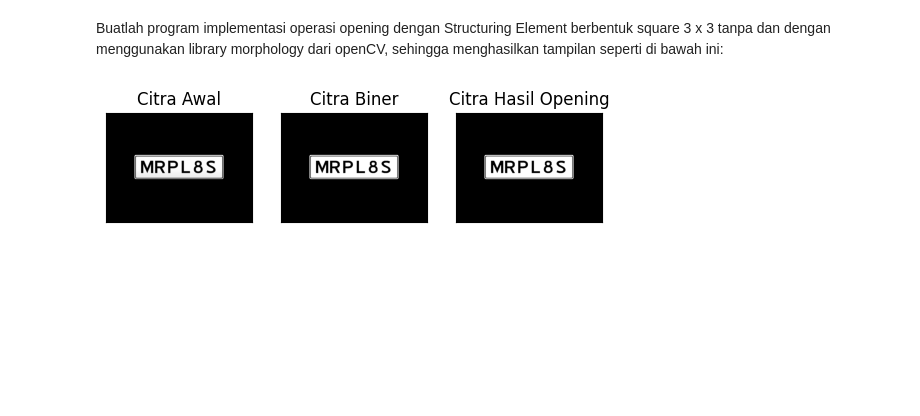
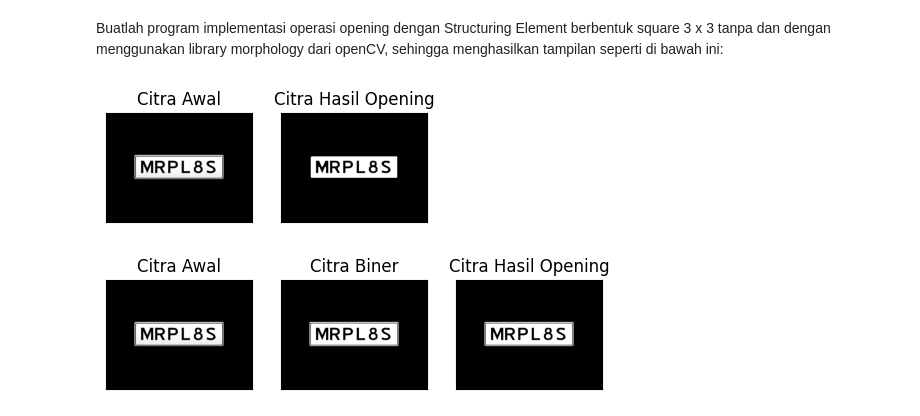
Before and after one commit to ichaxpro/PCVK_2026, a Jupyter notebook: Week8.ipynb, the cells around one changed output. Saved outputs shown, nothing was run; the diff lists cells and outputs as text; code cells hidden in the pictures; blank space fills up the shorter version.

```diff
--- a/Week8.ipynb
+++ b/Week8.ipynb
@@ -117,15 +117,17 @@ Buatlah program implementasi operasi opening dengan Structuring Element berbentu
 square 3 x 3 tanpa dan dengan menggunakan library morphology dari openCV,
 sehingga menghasilkan tampilan seperti di bawah ini:
 # %%
-img_o= cv2.imread('/content/drive/MyDrive/PCVK/Images/plat nomer.jpg',0) #
+img_o= cv2.imread('/content/drive/MyDrive/D4 Teknik Informatika_Icha/plat nomer.png',0) #
 reto, thresho = cv2.threshold(img_o, 127, 225, cv2.THRESH_BINARY)
 k=7
 imgO = dilasi_citra(erosi_citra(thresho,k),k)
 plt.subplot(131),plt.imshow(img_o,cmap = 'gray')
 plt.title('Citra Awal'), plt.xticks([]), plt.yticks([])
 plt.subplot(132),plt.imshow(imgO,cmap = 'gray')
 plt.title('Citra Hasil Opening'), plt.xticks([]), plt.yticks([])
 plt.show()
+# %% [output]
+[figure, added]
 # %%
 #Dengan Menggunakan Library
 img = cv2.imread('/content/drive/MyDrive/D4 Teknik Informatika_Icha/plat nomer.png',0)
```
Also changed, not shown: parts of 3 cells of this notebook.
